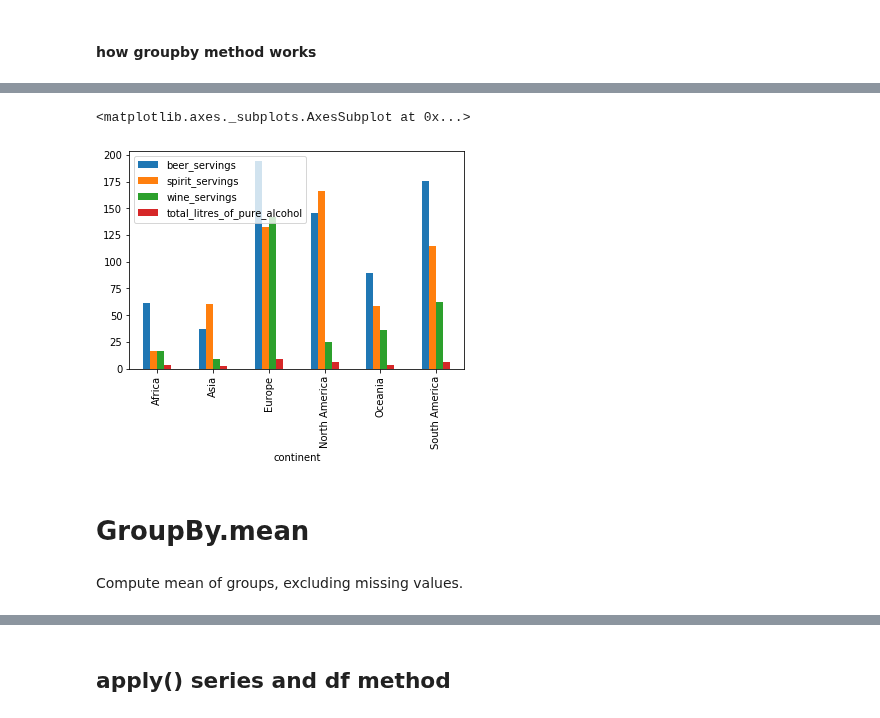
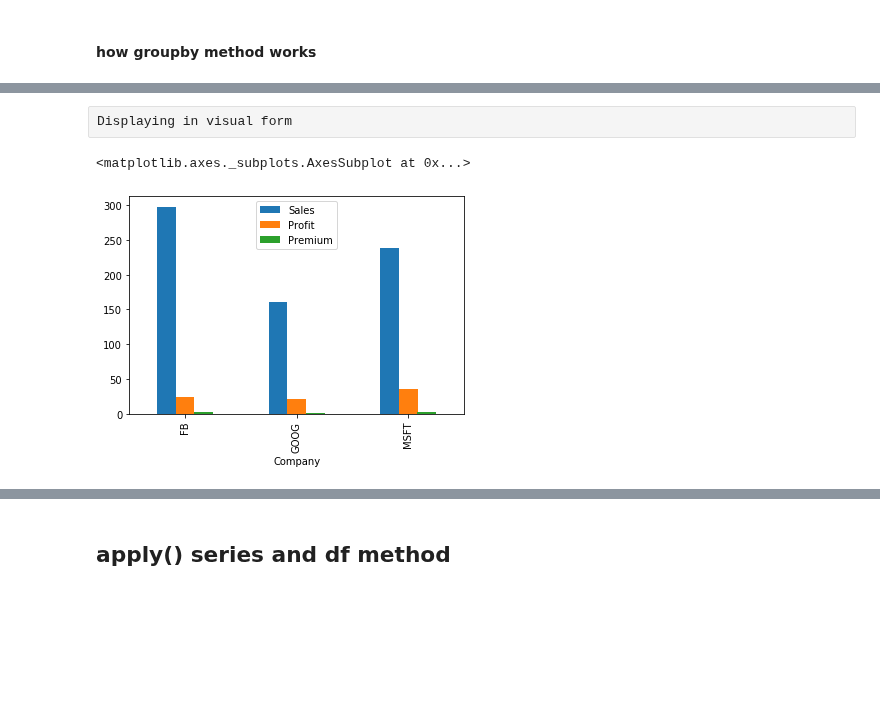
Before and after one commit to GurkanGitHub/Python, a Jupyter notebook: pandas_df_methods.ipynb, the cells around one changed output, grey strips where cells are left out. Drawn from its saved outputs; the diff is of its cells as text; code cells hidden in the pictures; blank space fills up the shorter version.

```diff
--- a/pandas_df_methods.ipynb
+++ b/pandas_df_methods.ipynb
@@ -435,7 +431,9 @@ This can be used to group large amounts of data and compute operations on these
 # %%
-data = {"Company": ["GOOG", "GOOG", "MSFT", "MSFT", "FB", "FB"],
-       "Person": ["Sam", "Charlie", "Amy", "Vanessa", "Carl", "Sarah"],
-       "Sales": [200, 120, 340, 124, 243, 350]}
+data = {"Company": ["GOOG", "GOOG", "MSFT", "MSFT", "FB", "FB", "GOOG", "MSFT", "FB"],
+       "Person": ["Sam", "Charlie", "Amy", "Vanessa", "Carl", "Sarah", "John", "Ed", "Chris"],
+       "Sales": [200, 120, 340, 124, 243, 350, np.nan, 250, 300],
+       "Profit": [25, 15, 40, np.nan, 20, 30, 25, 32, 24],
+       "Premium": [2, 1.5, 3, 3, 2, 2, 1, 3, np.nan]}
 df = pd.DataFrame(data)
 df
 # %% [output]
@@ -476,3 +588,0 @@ drinks = pd.read_csv("http://bit.ly/drinksbycountry")
-# %%
-df = sns.load_dataset("planets")
-df.head()
@@ -611,2 +588,0 @@ data= {"Company": ["GOOG", "GOOG", "MSFT",'MSFT', "FB", "FB"],
-# %%
-df= pd.DataFrame(data)
@@ -723,3 +588,0 @@ datam.groupby("class").mean()
-# %%
-df = pd.DataFrame({'Animal': ['Falcon', 'Falcon','Parrot', 'Parrot'],
-                   'Max Speed': [380., 370., 24., 26.]})
@@ -844,11 +665,9 @@ drinks.groupby("continent").mean()
+# %% [raw]
+Displaying in visual form
 # %%
 %matplotlib inline
 # %%
-drinks.groupby("continent").mean().plot(kind="bar")
+df.groupby("Company").mean().plot(kind="bar")
 # %% [output]
 <matplotlib.axes._subplots.AxesSubplot at 0x...>
-[figure, old version]
+[figure, new version]
-# %% [markdown]
-# GroupBy.mean
-# %% [markdown]
-Compute mean of groups, excluding missing values.
```
Also changed, not shown: parts of 109 cells of this notebook, 12 other files.
